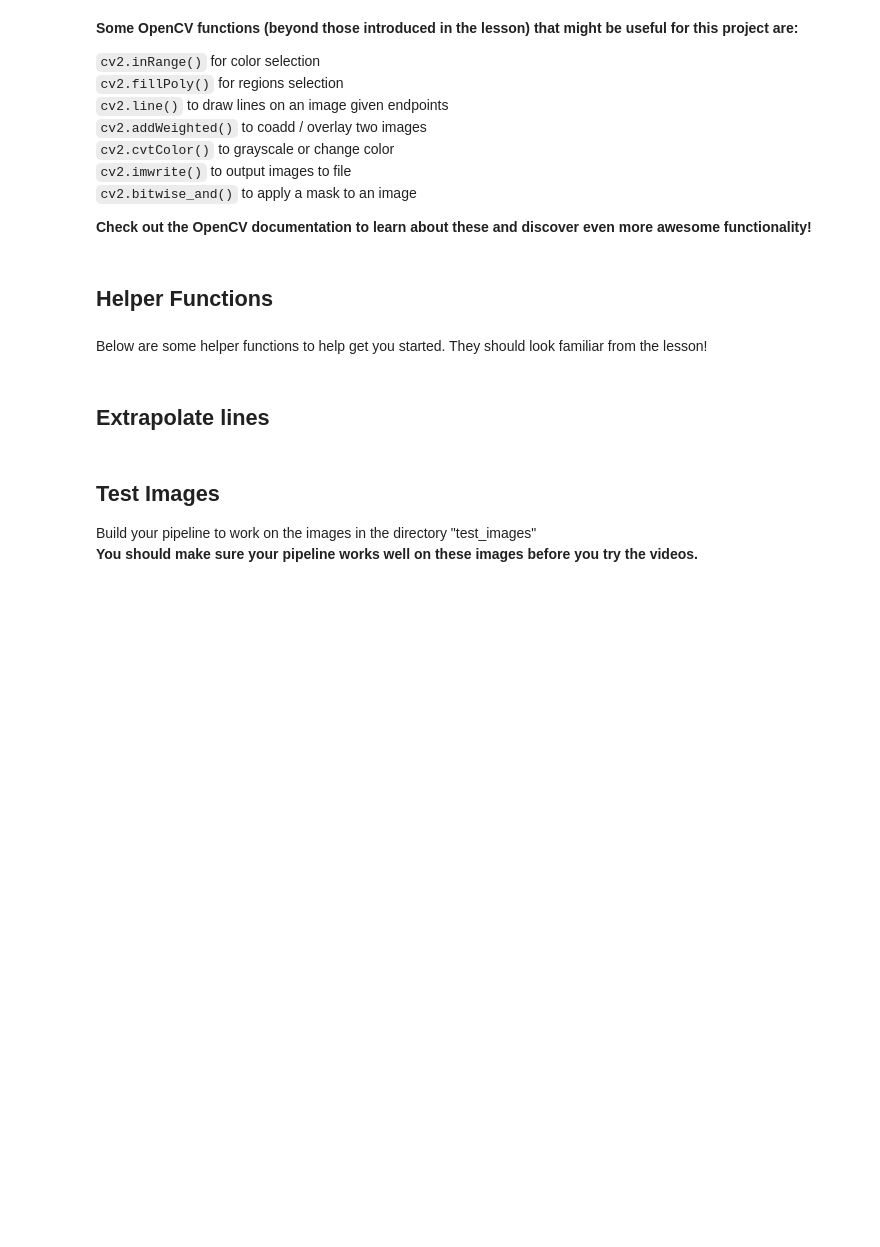
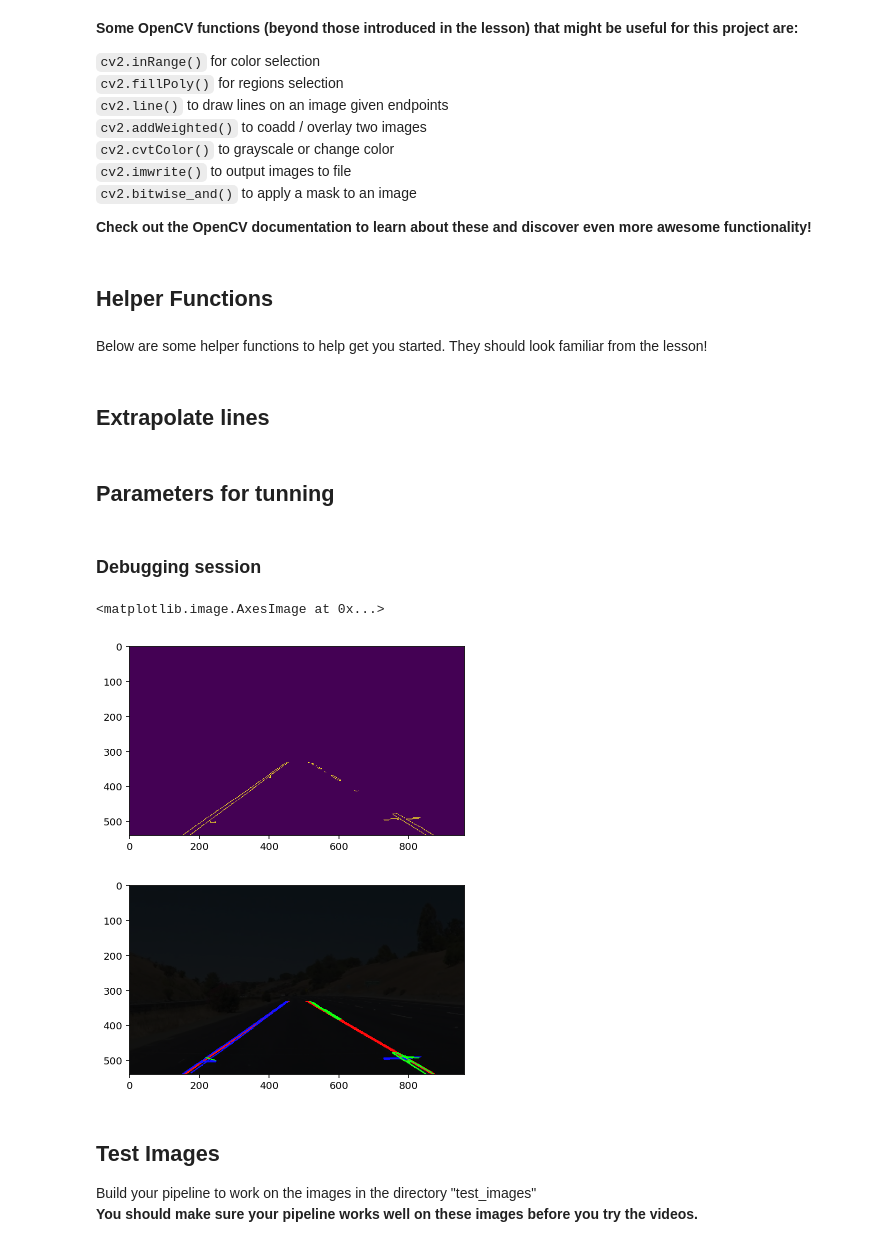
Before and after one commit to yangchunluo/udacity-self-driving-p1-find-lane, a Jupyter notebook: P1.ipynb, the cells around one changed output. Saved outputs shown, nothing was run; the diff lists cells and outputs as text; code cells hidden in the pictures; blank space fills up the shorter version.

```diff
--- a/P1.ipynb
+++ b/P1.ipynb
@@ -215,3 +256,69 @@ def extrapolate_lines(raw_lines, num_lines):
+# %% [markdown]
+## Parameters for tunning
+# %%
+# The region is a ratio for the input image frame.
+lane_region = [
+    (120.0/960, 1.0),
+    (430.0/960, 330.0/540),
+    (540.0/960, 330.0/540),
+    (950.0/960, 1.0)
+]
+# Parameters for rough transformation
+rho = 2              # distance resolution in pixels of the Hough grid
+theta = np.pi/180    # angular resolution in radians of the Hough grid
+threshold = 10       # minimum number of votes (intersections in Hough grid cell)
+min_line_length = 20 # minimum number of pixels making up a line
+max_line_gap = 40    # maximum gap in pixels between connectable line segments
+# %% [markdown]
+### Debugging session
+# %%
+def debug_find_lane_lines(raw_image, lane_region, rho, theta, threshold, min_line_length, max_line_gap, extrapolate, use_lr, use_km):
+    """Find the lanes and draw them on an empty image.
+    """
+    # Convert image to gray scale
+    grey_image = grayscale(raw_image)
+    # Apply Gaussian blur
+    blur_image = gaussian_blur(grey_image, 3)
+    # Detect edges using Canny transformation
+    edges = canny(blur_image, 50, 150)
+    # Crop according to the area of interest
+    region = [(x * edges.shape[1], y * edges.shape[0]) for x, y in lane_region]
+    masked_edges = region_of_interest(edges, region)
+    # Find lines using Hough transformation
+    lines = hough_lines(masked_edges, rho, theta, threshold, min_line_length, max_line_gap)
+    plt.figure()
+    plt.imshow(masked_edges)
+
+    lanes_image = np.zeros_like(raw_image)
+    if extrapolate:
+        # Extrapolate to find left and right lanes
+        def y(x, param): return int(round(x*param[0] + param[1]))
+        lp, labels = extrapolate_lines(lines, 2, use_lr, use_km)
+        lanes = [[0, y(0, p), raw_image.shape[1], y(raw_image.shape[1], p)]
+                 for p in lp]
+        #print(lp)
+        # Draw the lanes full extended
+        draw_lines(lanes_image, np.array([lanes]), thickness=5)
+        draw_lines(lanes_image, lines[labels==0], color=[0,0,255])
+        draw_lines(lanes_image, lines[labels==1], color=[0,255,0])
+        # Last, bound the lines in the area of interest
+        lanes_image = region_of_interest(lanes_image, region)
+    else:
+        draw_lines(lanes_image, lines, thickness=5)
+    return lanes_image
+
+raw_image = mpimg.imread('debug_images/debug-676.jpg')
+lanes = debug_find_lane_lines(raw_image, lane_region,
+                              rho, theta, threshold, min_line_length, max_line_gap,
+                              extrapolate=True, use_lr=True, use_km=False)
+# Overlay the lanes on original image
+annotated = weighted_img(lanes, raw_image, α=0.1)
+plt.figure()
+plt.imshow(annotated)
+# %% [output]
+<matplotlib.image.AxesImage at 0x...>
+[figure, added]
+[figure, added]
 # %% [markdown]
 ## Test Images
 
```
Also changed, not shown: parts of 10 cells of this notebook.
